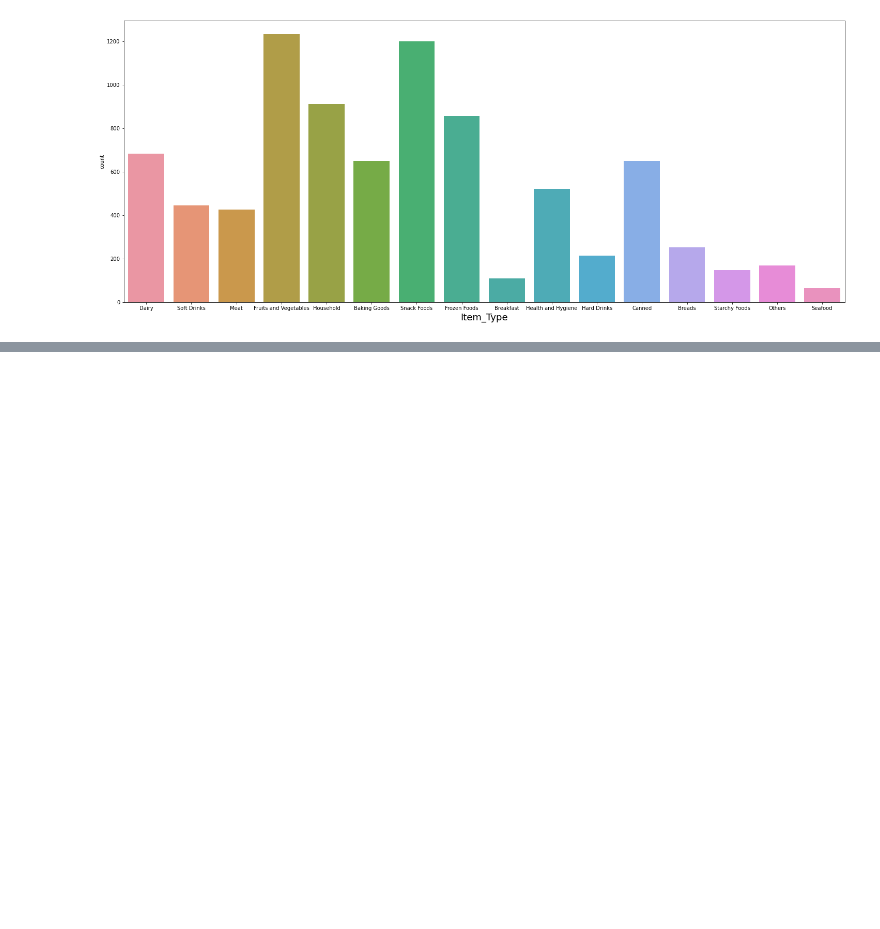
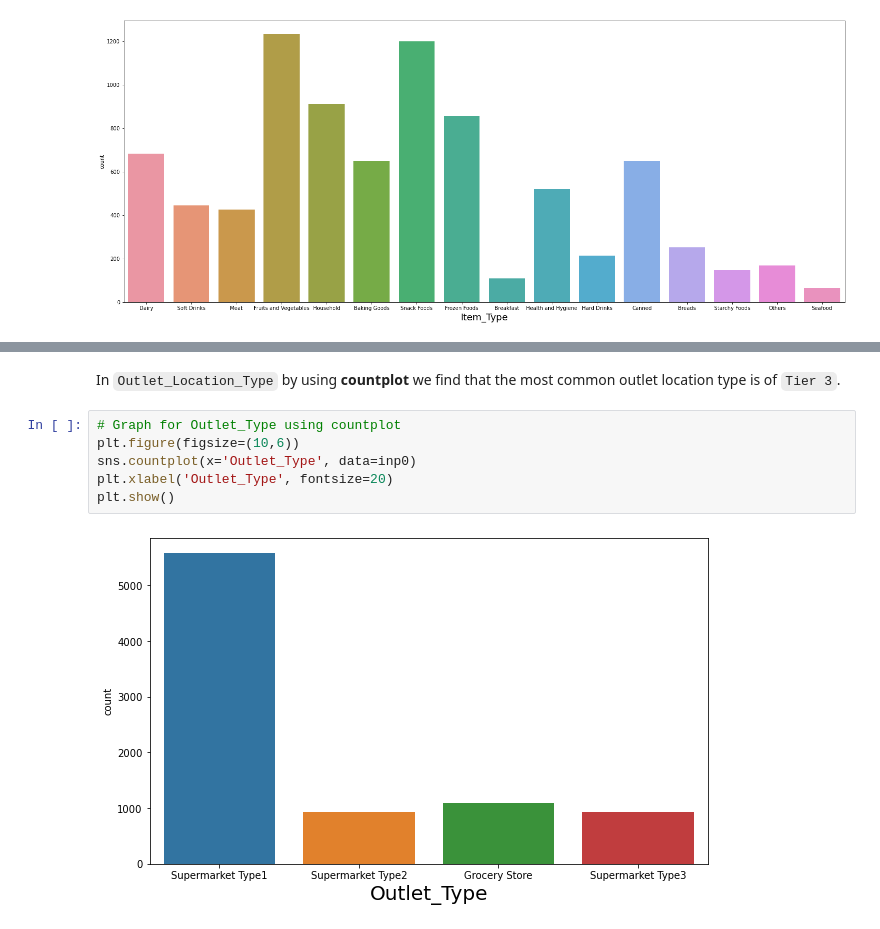
Before and after one commit to RaqeebShaikh12/EDA-BIG-MART-SALES, a Jupyter notebook: EDA END TERM BIG MART SALES.ipynb, the cells around one changed output, grey strips where cells are left out. Drawn from its saved outputs; the diff is of its cells as text; blank space fills up the shorter version.

```diff
--- a/EDA END TERM BIG MART SALES.ipynb
+++ b/EDA END TERM BIG MART SALES.ipynb
@@ -265,0 +294,10 @@ In `Item_Type` by using countplot we find that **Fruits and Vegetables** & **Sna
+# %% [markdown]
+In `Outlet_Location_Type` by using **countplot** we find that the most common outlet location type is of `Tier 3`.
+# %%
+# Graph for Outlet_Type using countplot
+plt.figure(figsize=(10,6))
+sns.countplot(x='Outlet_Type', data=inp0)
+plt.xlabel('Outlet_Type', fontsize=20)
+plt.show()
+# %% [output]
+[figure, added]
```
Also changed, not shown: parts of 15 cells of this notebook.
